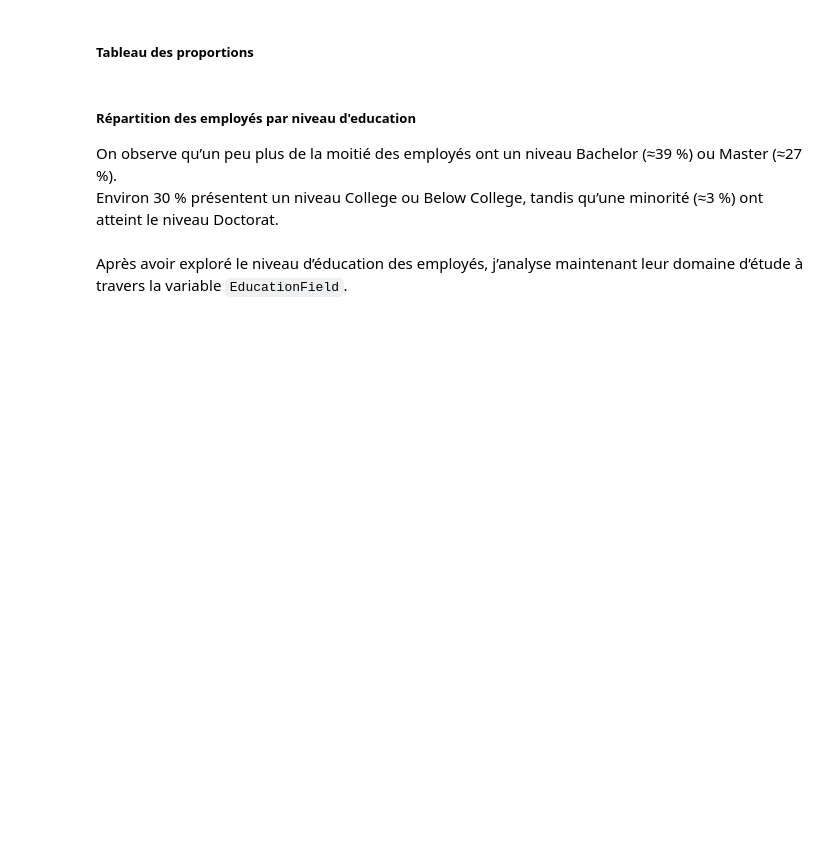
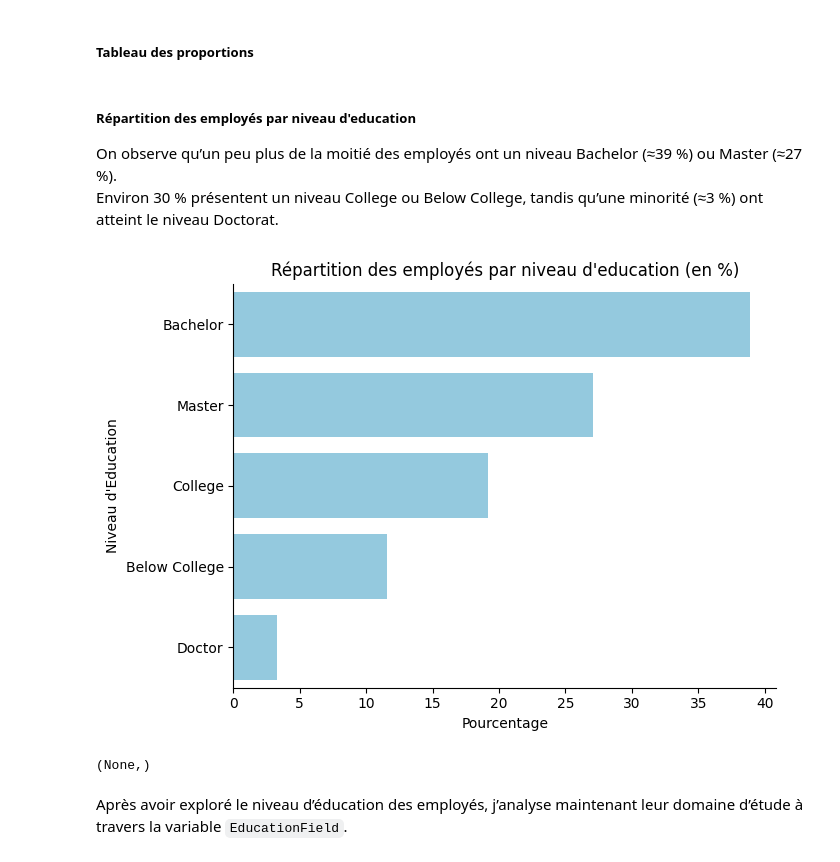
Before and after one commit to Kemuri15/employee-attrition-analysis, a Jupyter notebook: notebooks/03_axes_vie_perso.ipynb, the cells around one changed output. Cells and saved outputs as stored; diff of their text form; code cells hidden in the pictures; blank space fills up the shorter version.

```diff
--- a/notebooks/03_axes_vie_perso.ipynb
+++ b/notebooks/03_axes_vie_perso.ipynb
@@ -229,18 +319,21 @@ On observe qu’un peu plus de la moitié des employés ont un niveau Bachelor (
 Environ 30 % présentent un niveau College ou Below College, tandis qu’une minorité (≈3 %) ont atteint le niveau Doctorat.
 # %%
 
-plt.figure(figsize=(12,7))
+plt.figure(figsize=(7,5))
 
 axe = plt.gca()
 axe.spines['top'].set_visible(False)
 axe.spines['right'].set_visible(False)
 
 sns.barplot(data=df_education, y="Niveau d'Education", x= "Pourcentage", color='skyblue')
 plt.xlabel("Pourcentage")
 plt.ylabel("Niveau d'Education")
 plt.title("Répartition des employés par niveau d'education (en %)")
 plt.tight_layout()
 plt.show(),
+# %% [output]
+[figure, added]
+(None,)
 # %% [markdown]
 Après avoir exploré le niveau d’éducation des employés, j’analyse maintenant leur domaine d’étude à travers la variable `EducationField`.
 # %% [markdown]
```
Also changed, not shown: parts of 24 cells of this notebook, 1 other file.
